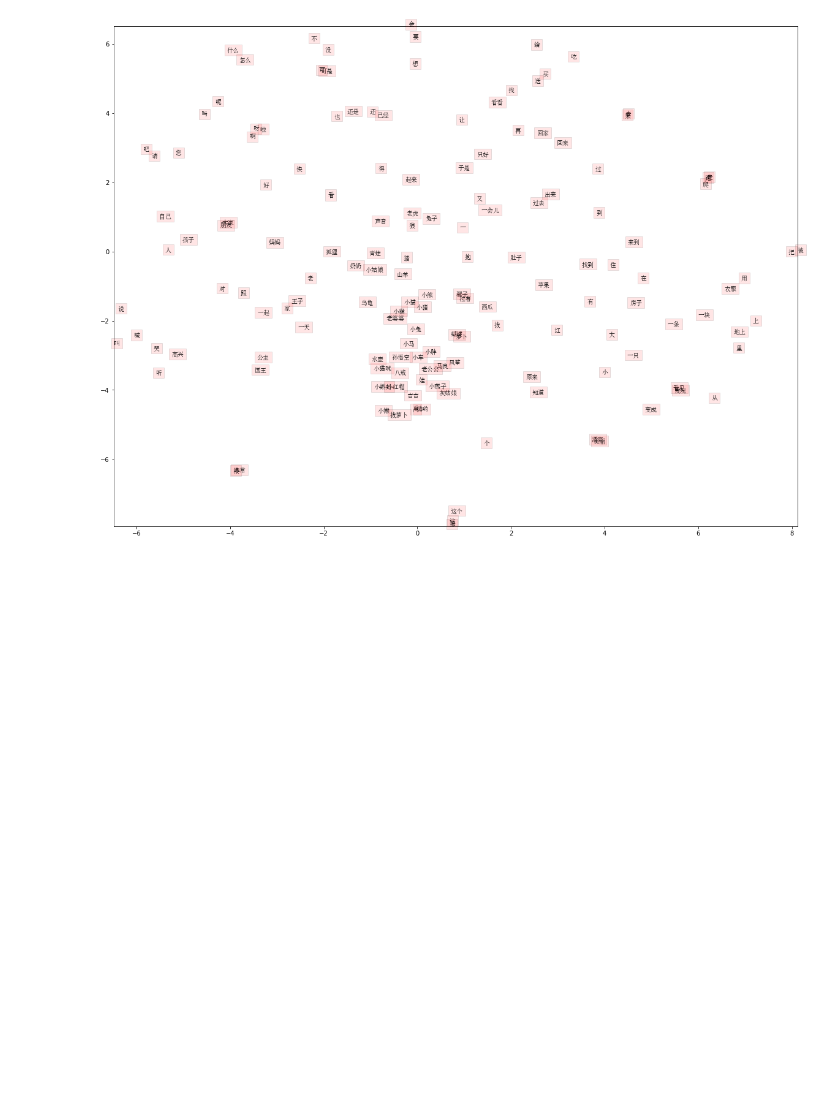
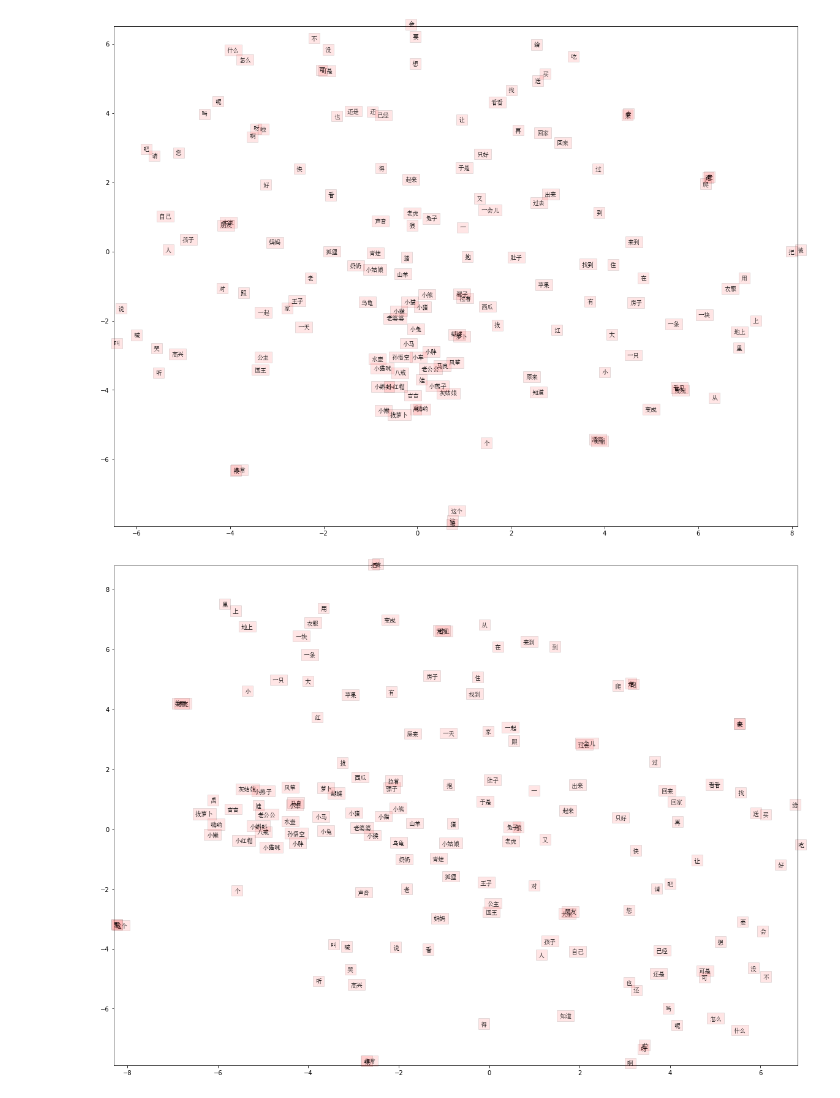
Before and after one commit to ywu151/slugchat_RS, a Jupyter notebook: Generate_Word_Vec.ipynb, the cells around one changed output. Cells and saved outputs as stored; diff of their text form; code cells hidden in the pictures; blank space fills up the shorter version.

```diff
--- a/Generate_Word_Vec.ipynb
+++ b/Generate_Word_Vec.ipynb
@@ -169,5 +169,7 @@ visulalizeWord2Vec(model, words, 'tonghua15_100')
 [figure]
 # %%
 model = word2vec.Word2Vec(wordLists, min_count=1, size=25)
-model.save('tonghua15_25.model')
+model.save('word_models/tonghua15_25.model')
 visulalizeWord2Vec(model, words, 'tonghua15_25')
+# %% [output]
+[figure, added]
```
Also changed, not shown: parts of 4 cells of this notebook, 37 other files.
